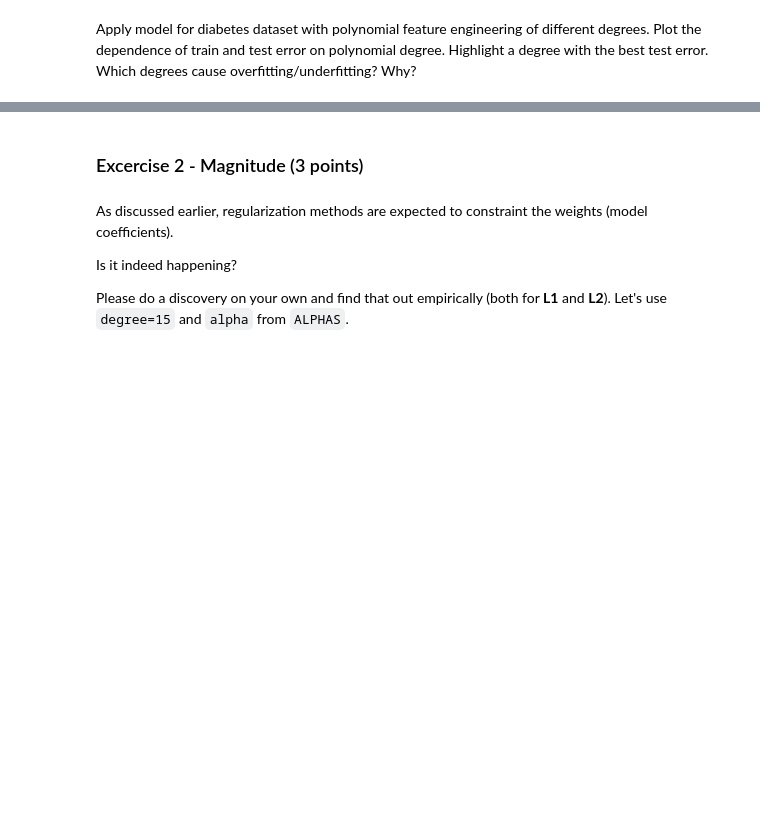
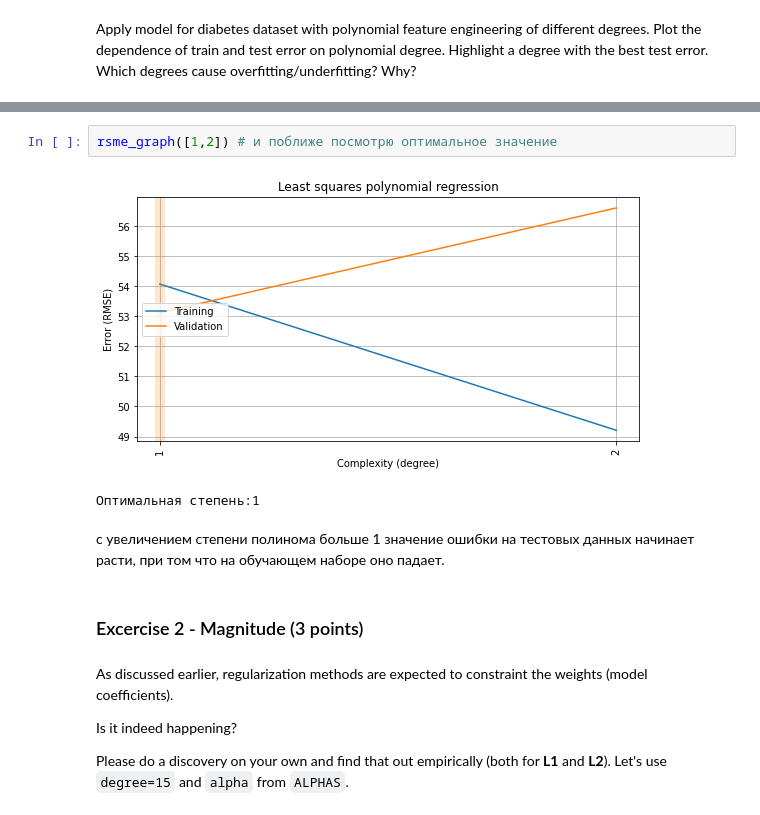
Before and after one commit to DariaHv/rs_school_ml_1, a Jupyter notebook: overfitting_regularization.ipynb, the cells around one changed output, grey strips where cells are left out. Saved outputs shown, nothing was run; the diff lists cells and outputs as text; blank space fills up the shorter version.

```diff
--- a/overfitting_regularization.ipynb
+++ b/overfitting_regularization.ipynb
@@ -358,3 +398,10 @@ Apply model for diabetes dataset with polynomial feature engineering of differen
+# %%
+rsme_graph([1,2]) # и поближе посмотрю оптимальное значение
+# %% [output]
+[figure, added]
+Оптимальная степень:1
+# %% [markdown]
+с увеличением степени полинома больше 1 значение ошибки на тестовых данных начинает расти, при том что на обучающем наборе оно падает.
 # %% [markdown]
 ### Excercise 2 - Magnitude (3 points)
 # %% [markdown]
```
Also changed, not shown: parts of 13 cells of this notebook.
